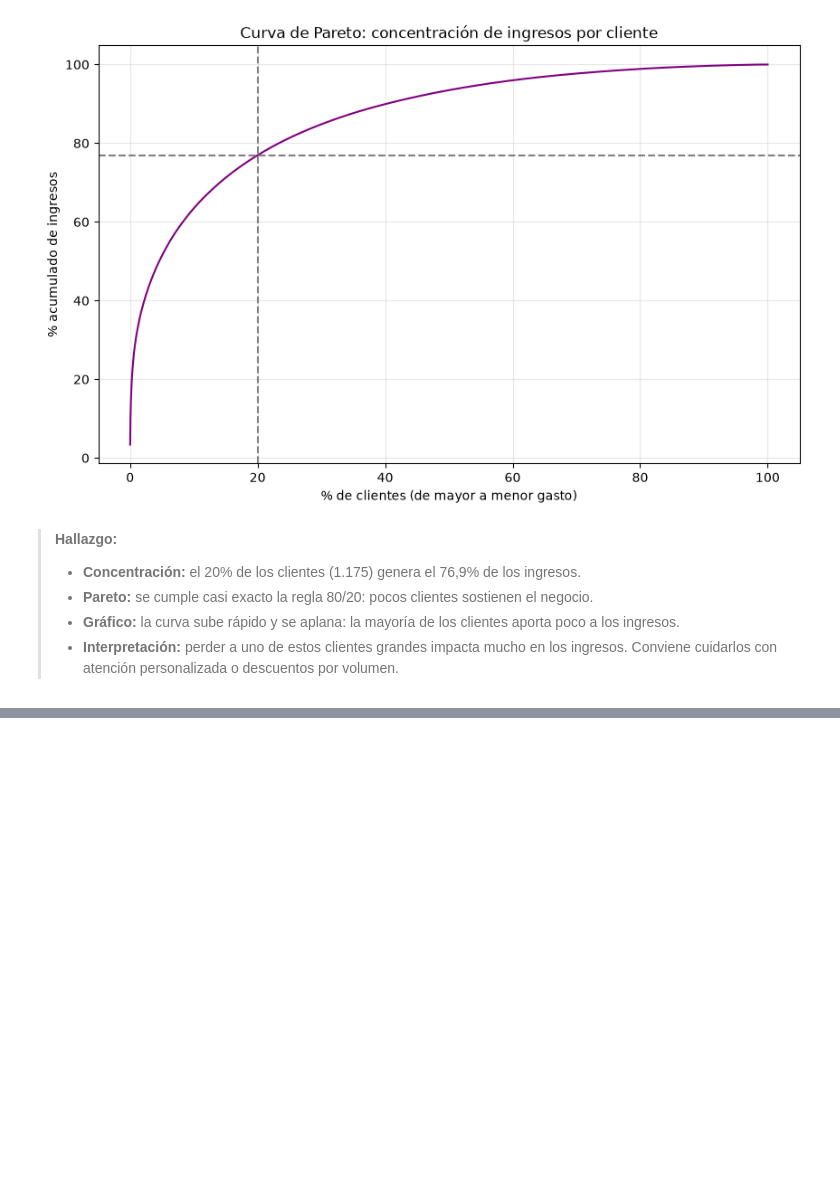
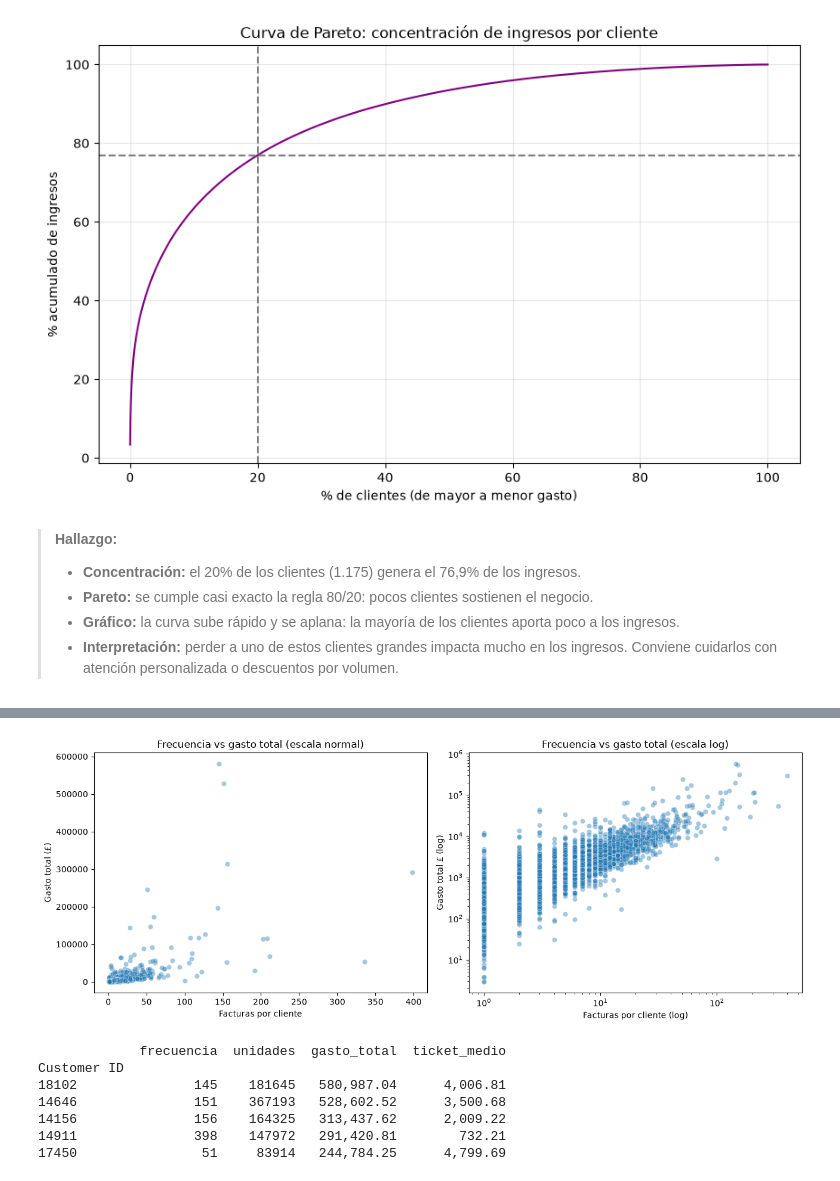
Before and after one commit to Bootcamp-DA-P3/Proyecto_EDA_Exploratory_Data_Analysis_Franco, a Jupyter notebook: notebooks/01_eda_online_retail.ipynb, the cells around one changed output, grey strips where cells are left out. Drawn from its saved outputs; the diff is of its cells as text; code cells hidden in the pictures; blank space fills up the shorter version.

```diff
--- a/notebooks/01_eda_online_retail.ipynb
+++ b/notebooks/01_eda_online_retail.ipynb
@@ -551,0 +586,31 @@ plt.show()
+# %%
+fig, axes = plt.subplots(1, 2, figsize=(13, 5))
+
+# Escala normal
+sns.scatterplot(data=clientes, x='frecuencia', y='gasto_total', alpha=0.4, ax=axes[0])
+axes[0].set_title('Frecuencia vs gasto total (escala normal)')
+axes[0].set_xlabel('Facturas por cliente')
+axes[0].set_ylabel('Gasto total (£)')
+
+# Escala logarítmica
+sns.scatterplot(data=clientes, x='frecuencia', y='gasto_total', alpha=0.4, ax=axes[1])
+axes[1].set_xscale('log')
+axes[1].set_yscale('log')
+axes[1].set_title('Frecuencia vs gasto total (escala log)')
+axes[1].set_xlabel('Facturas por cliente (log)')
+axes[1].set_ylabel('Gasto total £ (log)')
+
+plt.tight_layout()
+plt.show()
+
+# Clientes más extremos, para revisar outliers
+print(clientes.sort_values('gasto_total', ascending=False).head(5))
+# %% [output]
+[figure, added]
+             frecuencia  unidades  gasto_total  ticket_medio
+Customer ID
+18102               145    181645   580,987.04      4,006.81
+14646               151    367193   528,602.52      3,500.68
+14156               156    164325   313,437.62      2,009.22
+14911               398    147972   291,420.81        732.21
+17450                51     83914   244,784.25      4,799.69
```
Also changed, not shown: parts of 13 cells of this notebook, 18 other files.
